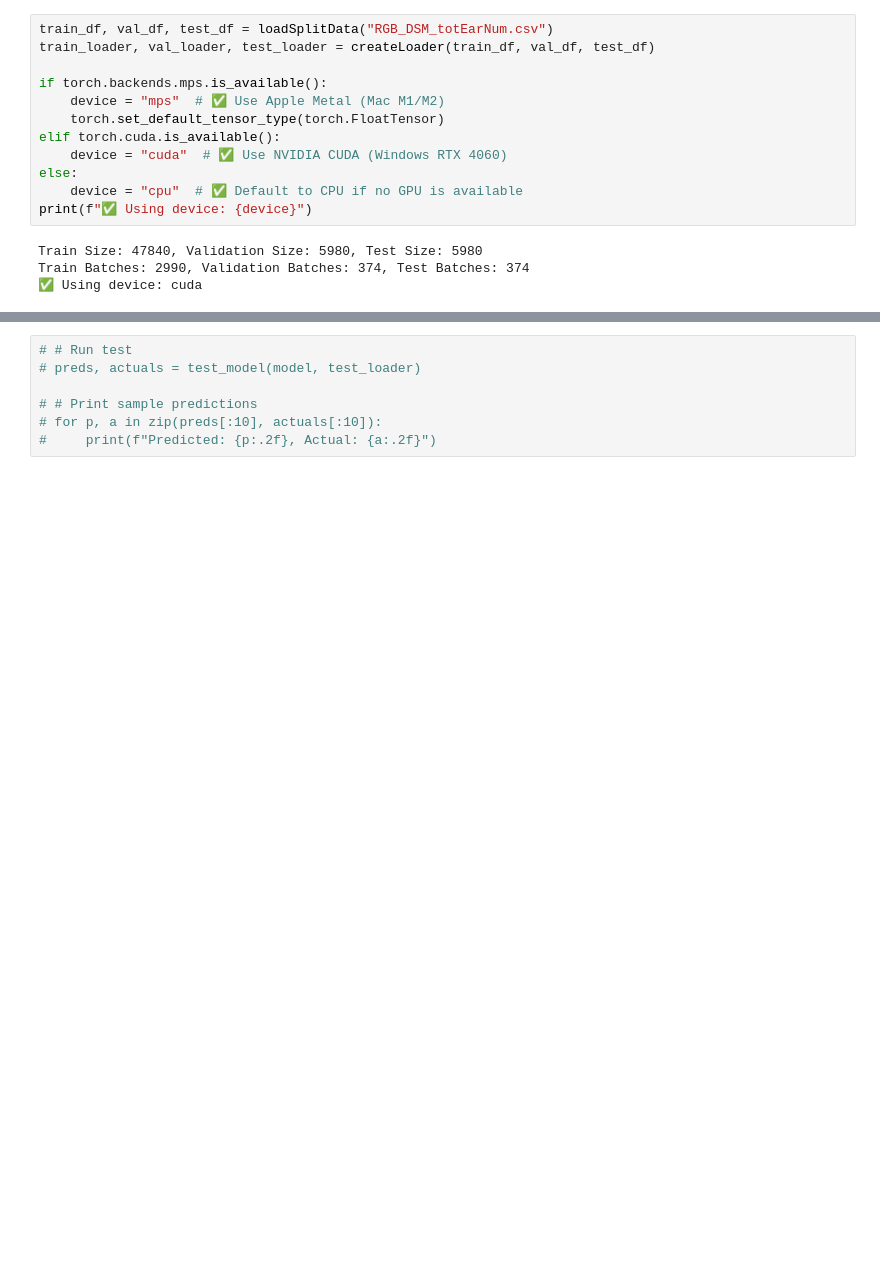
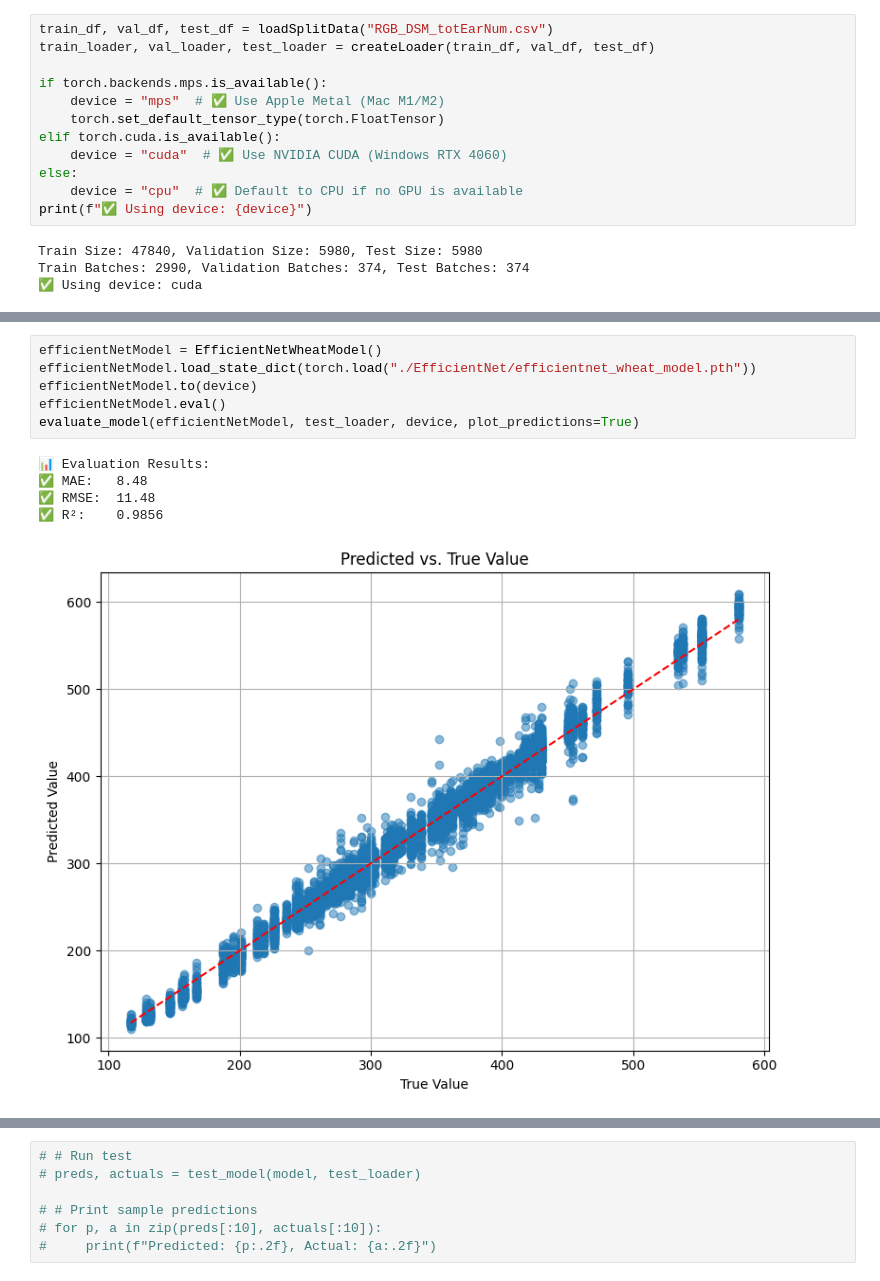
Before and after one commit to Wani29I/MasterProj, a Jupyter notebook: Model_Creation/totalEarsModel/testTotEarModel.ipynb, the cells around one changed output, grey strips where cells are left out. Saved outputs shown, nothing was run; the diff lists cells and outputs as text; blank space fills up the shorter version.

```diff
--- a/Model_Creation/totalEarsModel/testTotEarModel.ipynb
+++ b/Model_Creation/totalEarsModel/testTotEarModel.ipynb
@@ -34,0 +47,12 @@ Train Batches: 2990, Validation Batches: 374, Test Batches: 374
+# %%
+efficientNetModel = EfficientNetWheatModel()
+efficientNetModel.load_state_dict(torch.load("./EfficientNet/efficientnet_wheat_model.pth"))
+efficientNetModel.to(device)
+efficientNetModel.eval()
+evaluate_model(efficientNetModel, test_loader, device, plot_predictions=True)
+# %% [output]
+📊 Evaluation Results:
+✅ MAE:   8.48
+✅ RMSE:  11.48
+✅ R²:    0.9856
+[figure, added]
```
Also changed, not shown: parts of 5 cells of this notebook, 1 other file.
